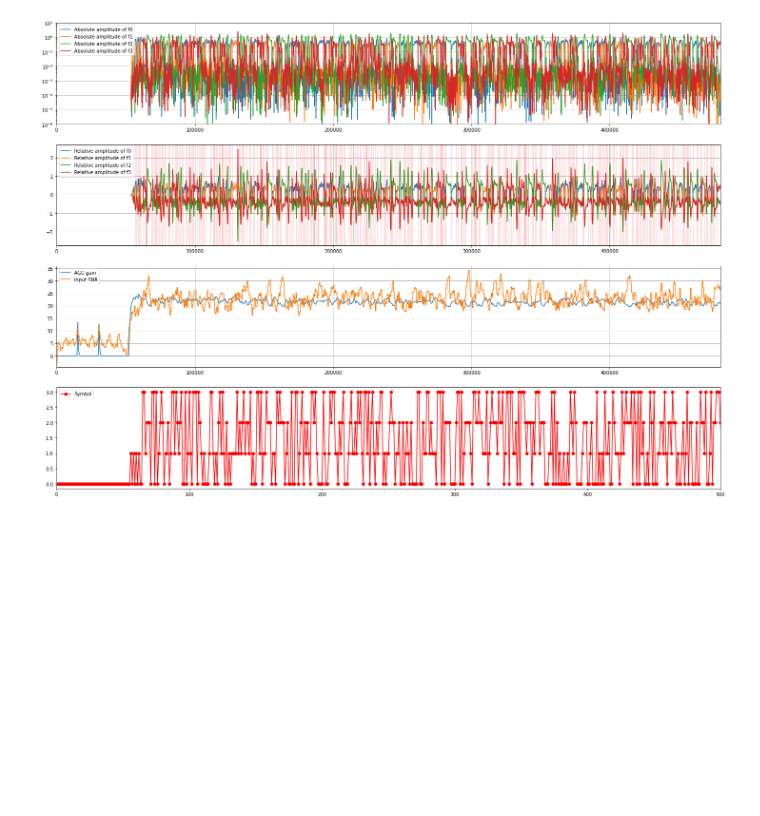
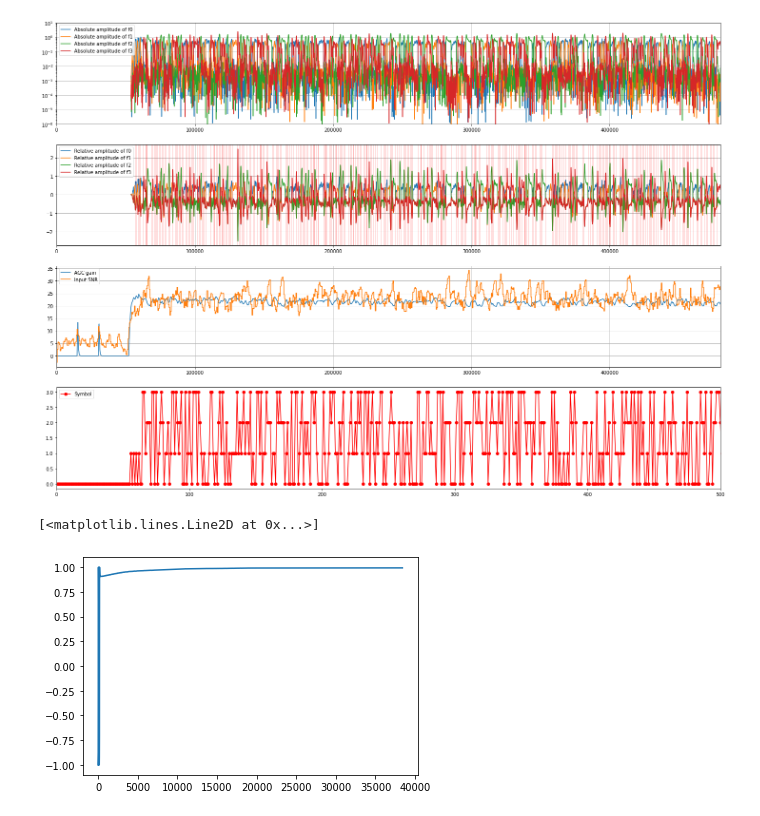
Before and after one commit to mbyzhang/psrecv, a Jupyter notebook: demo.ipynb, the cells around one changed output. Drawn from its saved outputs; the diff is of its cells as text; code cells hidden in the pictures; blank space fills up the shorter version.

```diff
--- a/demo.ipynb
+++ b/demo.ipynb
@@ -216,3 +213,26 @@ import viz
 viz.plot_statistics(pipeline, fs, baudrate, 0.0, 10.0)
 # %% [output]
 [figure]
+# %%
+from dsp.pll import CostasLoop
+import numpy as np
+import matplotlib.pyplot as plt
+
+f = 11010.0
+fs = 48000.0 * 8
+beta=1e-7
+# beta=0
+cl = CostasLoop(f, fs, beta=beta, alpha=0.1, update_period=int(fs / f * 5), lpf_cutoff=f/2)
+
+t = 0.1
+x = np.sin(np.arange(int(fs) * t) * (f + 1.0) / fs * np.pi * 2.0 + 2.0)
+x2 = np.sin(np.arange(int(fs) * t) * (50.0) / fs * np.pi * 2.0) * 0.1 + 1.0
+x *= x2
+# x[500:700] *= -1
+# x[3000:3200] *= -1
+y = cl(x)
+# plt.plot(cl.frag_freq)
+plt.plot(y)
+# %% [output]
+[<matplotlib.lines.Line2D at 0x...>]
+[figure, added]
```
Also changed, not shown: parts of 6 cells of this notebook.
